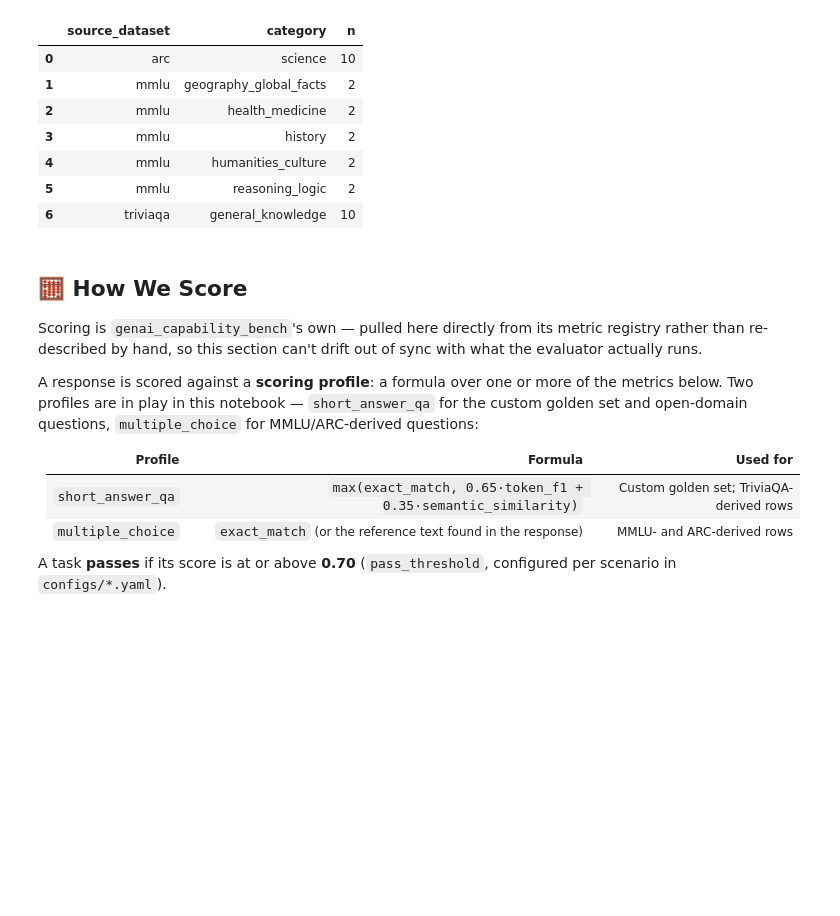
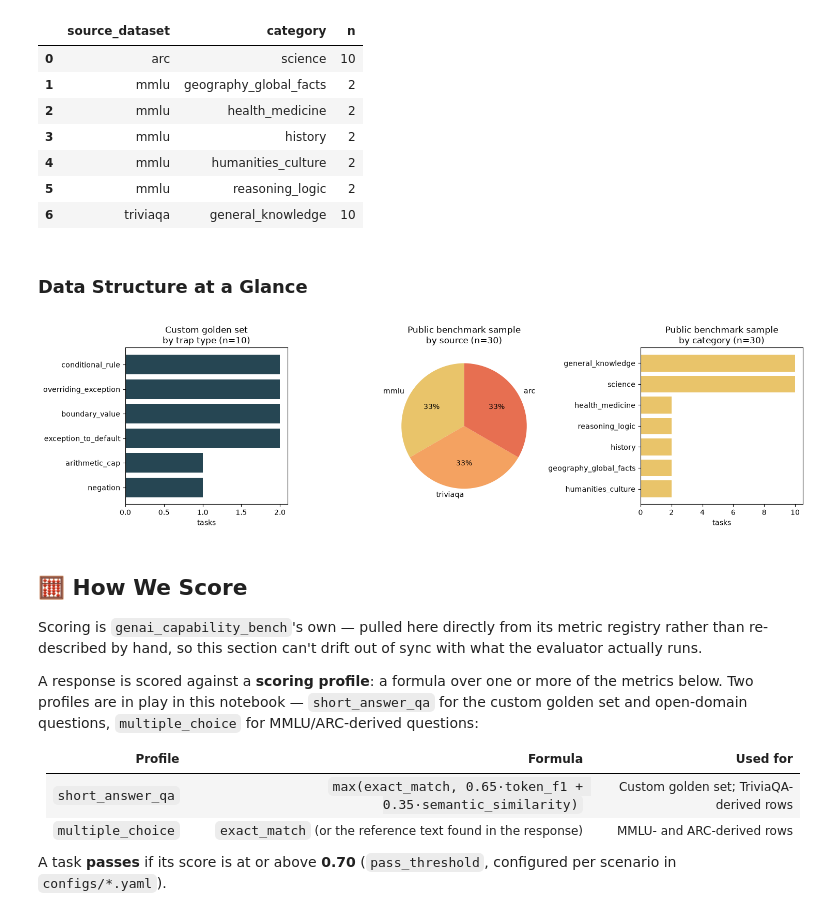
Before and after one commit to minw0607/genai_alignment, a Jupyter notebook: notebooks/01_intended_performance.ipynb, the cells around one changed output. Drawn from its saved outputs; the diff is of its cells as text; code cells hidden in the pictures; blank space fills up the shorter version.

```diff
--- a/notebooks/01_intended_performance.ipynb
+++ b/notebooks/01_intended_performance.ipynb
@@ -23,9 +23,10 @@ import os
 import sys
 from pathlib import Path
 
+import matplotlib.pyplot as plt
 import pandas as pd
 from dotenv import load_dotenv
-from IPython.display import Markdown, display
+from IPython.display import IFrame, Markdown, display
 
 # Run from the repo root so relative paths in configs/*.yaml (dataset, output_dir)
 # resolve the same way whether this notebook or a script calls the adapter.
@@ -36,8 +37,11 @@ load_dotenv(Path.cwd() / ".env")
 
 from adapters.capability_bench import run_capability_scenario
 from reporting.report import combine_runs, judge_borderline
+from reporting.html_report import ChartImage, DataSection, Metric, ScenarioReport, fig_to_base64, render_report, save_report
 
 pd.set_option("display.max_colwidth", 120)
+PALETTE = {"pass": "#2a9d8f", "fail": "#e76f51", "custom": "#264653", "public": "#e9c46a"}
+charts: list[ChartImage] = []  # collected across the notebook, embedded in the final HTML report
 # %% [markdown]
 ## 🗂️ Data
 
@@ -90,6 +94,41 @@ Public benchmark sample — 30 tasks, stratified by source and category
 | 4 | mmlu | humanities_culture | 2 |
 | 5 | mmlu | reasoning_logic | 2 |
 | 6 | triviaqa | general_knowledge | 10 |
+# %% [markdown]
+### Data Structure at a Glance
+# %%
+fig, axes = plt.subplots(1, 3, figsize=(15, 4.2))
+
+# 1. Custom golden set — trap type distribution
+trap_counts = golden_set["trap_type"].value_counts()
+axes[0].barh(trap_counts.index[::-1], trap_counts.values[::-1], color=PALETTE["custom"])
+axes[0].set_title("Custom golden set\nby trap type (n=10)")
+axes[0].set_xlabel("tasks")
+
+# 2. Public benchmark sample — source composition
+source_counts = public_sample["source_dataset"].value_counts()
+axes[1].pie(
+    source_counts.values, labels=source_counts.index, autopct="%1.0f%%",
+    colors=["#e9c46a", "#f4a261", "#e76f51"], startangle=90,
+)
+axes[1].set_title("Public benchmark sample\nby source (n=30)")
+
+# 3. Public benchmark sample — category composition
+cat_counts = public_sample["category"].value_counts()
+axes[2].barh(cat_counts.index[::-1], cat_counts.values[::-1], color=PALETTE["public"])
+axes[2].set_title("Public benchmark sample\nby category (n=30)")
+axes[2].set_xlabel("tasks")
+
+plt.tight_layout()
+charts.append(ChartImage(
+    title="Data structure at a glance",
+    caption="Left: the custom golden set's trap-type coverage. Center/right: the public benchmark sample's source and category composition (stratified sample, seed 42).",
+    base64_png=fig_to_base64(fig),
+    section="data",
+))
+plt.show()
+# %% [output]
+[figure, added]
 # %% [markdown]
 ## 🧮 How We Score
 
```
Also changed, not shown: parts of 11 cells of this notebook, 8 other files.
